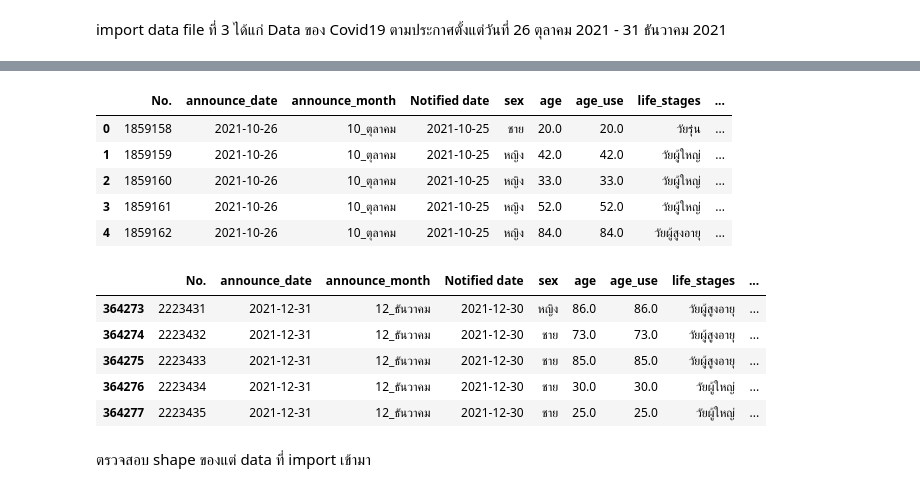
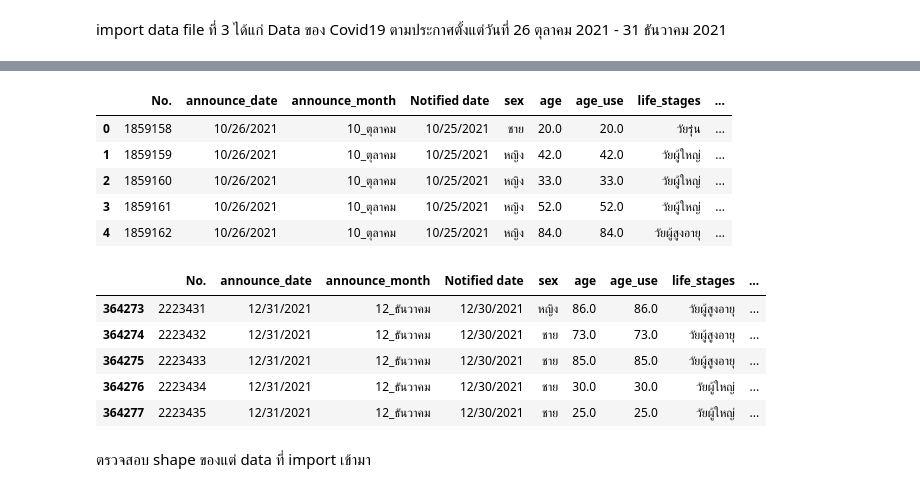
Before and after one commit to Toeysamm/2-64-NIDA-DADS5001, a Jupyter notebook: Covid19_midterm.ipynb, the cells around one changed output, grey strips where cells are left out. Saved outputs shown, nothing was run; the diff lists cells and outputs as text; code cells hidden in the pictures.

```diff
--- a/Covid19_midterm.ipynb
+++ b/Covid19_midterm.ipynb
@@ -92,9 +99,12 @@ df2.tail()
 # %% [markdown]
 import data file ที่ 3 ได้แก่ Data ของ Covid19 ตามประกาศตั้งแต่วันที่ 26 ตุลาคม 2021 - 31 ธันวาคม 2021
 # %%
-%time
-url3 = 'https://docs.google.com/spreadsheets/d/1r8LeyM6kJ9gMUKnarn4WyPobiZ4gTlNE/edit?usp=sharing&ouid=109060731963179648304&rtpof=true&sd=true'
-path3 = 'https://drive.google.com/uc?export=download&id='+url3.split('/')[-2]
-df3 = pd.read_excel(path3)
+df3 = pd.read_csv('/content/drive/My Drive/NIDA5001/Covid19_midterm/csv/confirmed-cases-since-clean-261064-Y64.csv')
 df3.head()
+
+#%time
+#url3 = 'https://docs.google.com/spreadsheets/d/1r8LeyM6kJ9gMUKnarn4WyPobiZ4gTlNE/edit?usp=sharing&ouid=109060731963179648304&rtpof=true&sd=true'
+#path3 = 'https://drive.google.com/uc?export=download&id='+url3.split('/')[-2]
+#df3 = pd.read_excel(path3)
+#df3.head()
 # %% [output]
@@ -103,18 +111,18 @@ Wall time: 7.87 µs
 |  | No. | announce_date | announce_month | Notified date | sex | age | age_use | life_stages | ... |
-| 0 | 1859158 | 2021-10-26 | 10_ตุลาคม | 2021-10-25 | ชาย | 20.0 | 20.0 | วัยรุ่น | ... |
-| 1 | 1859159 | 2021-10-26 | 10_ตุลาคม | 2021-10-25 | หญิง | 42.0 | 42.0 | วัยผู้ใหญ่ | ... |
-| 2 | 1859160 | 2021-10-26 | 10_ตุลาคม | 2021-10-25 | หญิง | 33.0 | 33.0 | วัยผู้ใหญ่ | ... |
-| 3 | 1859161 | 2021-10-26 | 10_ตุลาคม | 2021-10-25 | หญิง | 52.0 | 52.0 | วัยผู้ใหญ่ | ... |
-| 4 | 1859162 | 2021-10-26 | 10_ตุลาคม | 2021-10-25 | หญิง | 84.0 | 84.0 | วัยผู้สูงอายุ | ... |
+| 0 | 1859158 | 10/26/2021 | 10_ตุลาคม | 10/25/2021 | ชาย | 20.0 | 20.0 | วัยรุ่น | ... |
+| 1 | 1859159 | 10/26/2021 | 10_ตุลาคม | 10/25/2021 | หญิง | 42.0 | 42.0 | วัยผู้ใหญ่ | ... |
+| 2 | 1859160 | 10/26/2021 | 10_ตุลาคม | 10/25/2021 | หญิง | 33.0 | 33.0 | วัยผู้ใหญ่ | ... |
+| 3 | 1859161 | 10/26/2021 | 10_ตุลาคม | 10/25/2021 | หญิง | 52.0 | 52.0 | วัยผู้ใหญ่ | ... |
+| 4 | 1859162 | 10/26/2021 | 10_ตุลาคม | 10/25/2021 | หญิง | 84.0 | 84.0 | วัยผู้สูงอายุ | ... |
 # %%
 df3.tail()
 # %% [output]
 |  | No. | announce_date | announce_month | Notified date | sex | age | age_use | life_stages | ... |
-| 364273 | 2223431 | 2021-12-31 | 12_ธันวาคม | 2021-12-30 | หญิง | 86.0 | 86.0 | วัยผู้สูงอายุ | ... |
-| 364274 | 2223432 | 2021-12-31 | 12_ธันวาคม | 2021-12-30 | ชาย | 73.0 | 73.0 | วัยผู้สูงอายุ | ... |
-| 364275 | 2223433 | 2021-12-31 | 12_ธันวาคม | 2021-12-30 | ชาย | 85.0 | 85.0 | วัยผู้สูงอายุ | ... |
-| 364276 | 2223434 | 2021-12-31 | 12_ธันวาคม | 2021-12-30 | ชาย | 30.0 | 30.0 | วัยผู้ใหญ่ | ... |
-| 364277 | 2223435 | 2021-12-31 | 12_ธันวาคม | 2021-12-30 | ชาย | 25.0 | 25.0 | วัยผู้ใหญ่ | ... |
+| 364273 | 2223431 | 12/31/2021 | 12_ธันวาคม | 12/30/2021 | หญิง | 86.0 | 86.0 | วัยผู้สูงอายุ | ... |
+| 364274 | 2223432 | 12/31/2021 | 12_ธันวาคม | 12/30/2021 | ชาย | 73.0 | 73.0 | วัยผู้สูงอายุ | ... |
+| 364275 | 2223433 | 12/31/2021 | 12_ธันวาคม | 12/30/2021 | ชาย | 85.0 | 85.0 | วัยผู้สูงอายุ | ... |
+| 364276 | 2223434 | 12/31/2021 | 12_ธันวาคม | 12/30/2021 | ชาย | 30.0 | 30.0 | วัยผู้ใหญ่ | ... |
+| 364277 | 2223435 | 12/31/2021 | 12_ธันวาคม | 12/30/2021 | ชาย | 25.0 | 25.0 | วัยผู้ใหญ่ | ... |
 # %% [markdown]
 ตรวจสอบ shape ของแต่ data ที่ import เข้ามา
 # %%
```
Also changed, not shown: parts of 23 cells of this notebook.
